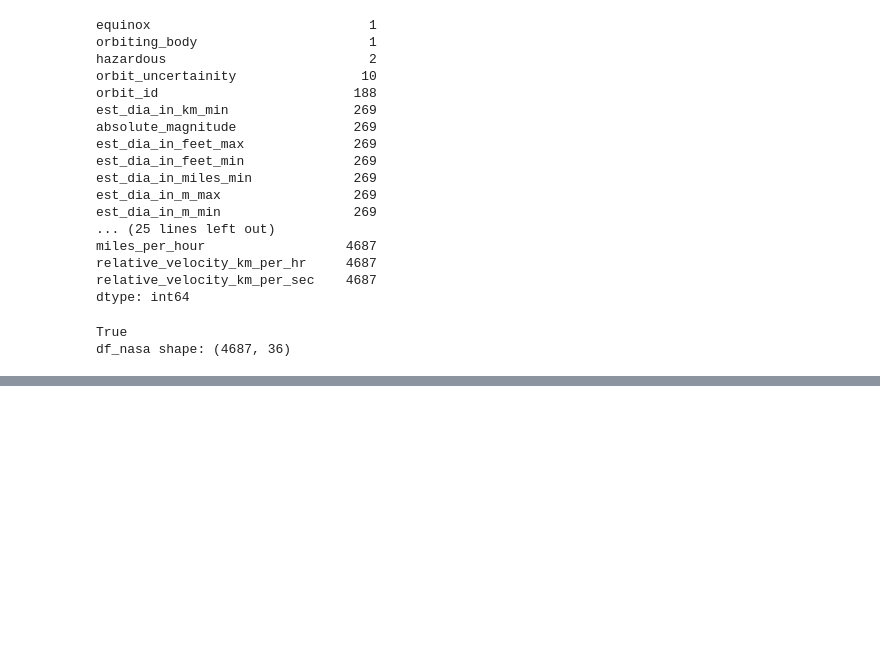
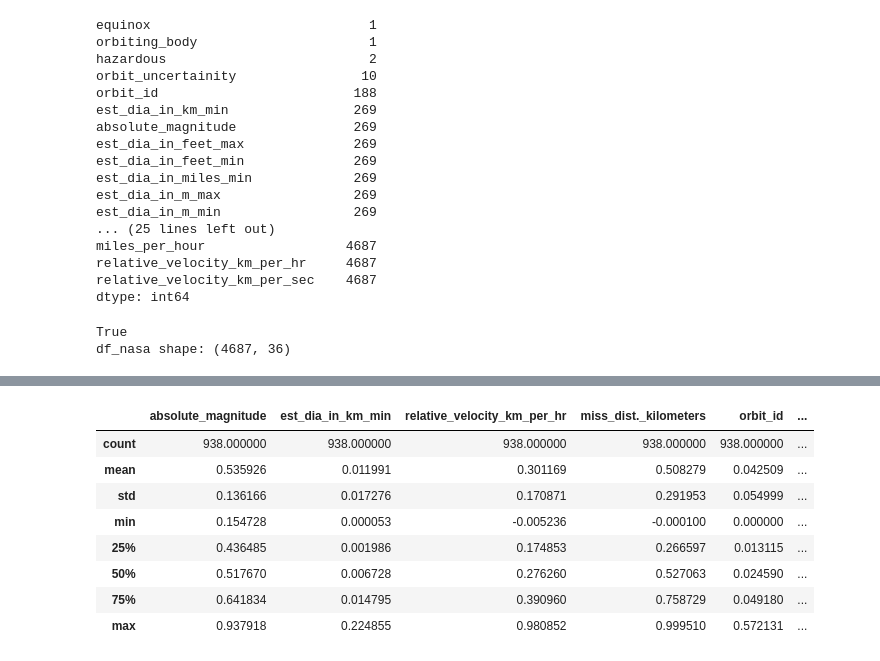
Before and after one commit to keknight/DSE_511_project3, a Jupyter notebook: src/data_preprocessing.ipynb, the cells around one changed output, grey strips where cells are left out. Drawn from its saved outputs; the diff is of its cells as text; code cells hidden in the pictures; blank space fills up the shorter version.

```diff
--- a/src/data_preprocessing.ipynb
+++ b/src/data_preprocessing.ipynb
@@ -159,0 +319,12 @@ plt.show()
+# %%
+pd.DataFrame(X_test_scaled).describe()
+# %% [output]
+|  | absolute_magnitude | est_dia_in_km_min | relative_velocity_km_per_hr | miss_dist._kilometers | orbit_id | ... |
+| count | 938.000000 | 938.000000 | 938.000000 | 938.000000 | 938.000000 | ... |
+| mean | 0.535926 | 0.011991 | 0.301169 | 0.508279 | 0.042509 | ... |
+| std | 0.136166 | 0.017276 | 0.170871 | 0.291953 | 0.054999 | ... |
+| min | 0.154728 | 0.000053 | -0.005236 | -0.000100 | 0.000000 | ... |
+| 25% | 0.436485 | 0.001986 | 0.174853 | 0.266597 | 0.013115 | ... |
+| 50% | 0.517670 | 0.006728 | 0.276260 | 0.527063 | 0.024590 | ... |
+| 75% | 0.641834 | 0.014795 | 0.390960 | 0.758729 | 0.049180 | ... |
+| max | 0.937918 | 0.224855 | 0.980852 | 0.999510 | 0.572131 | ... |
```
Also changed, not shown: parts of 33 cells of this notebook.
